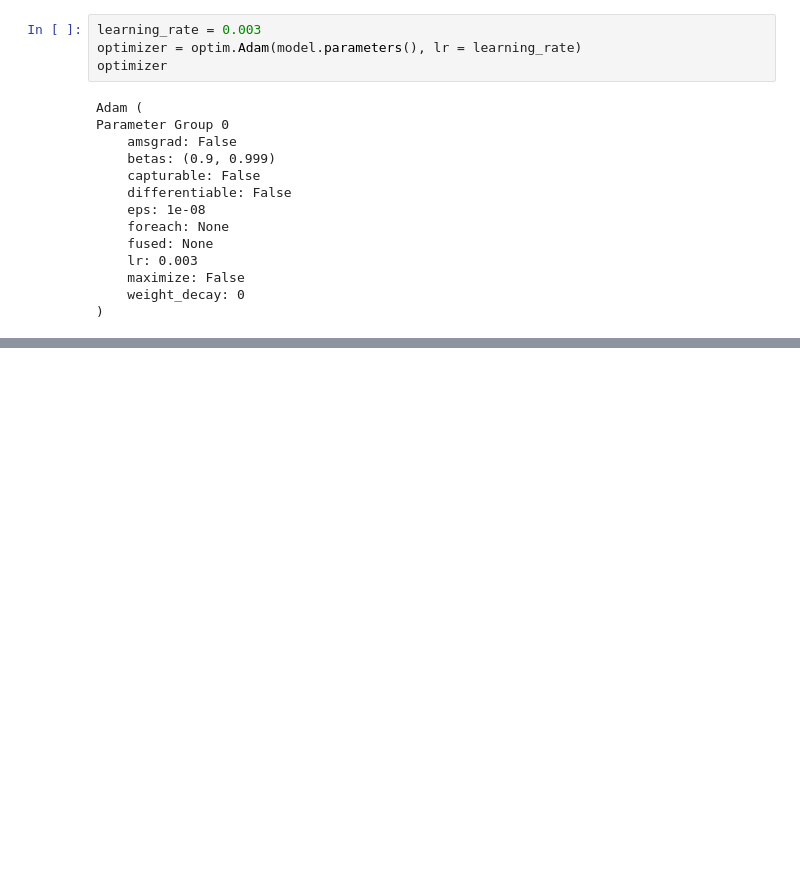
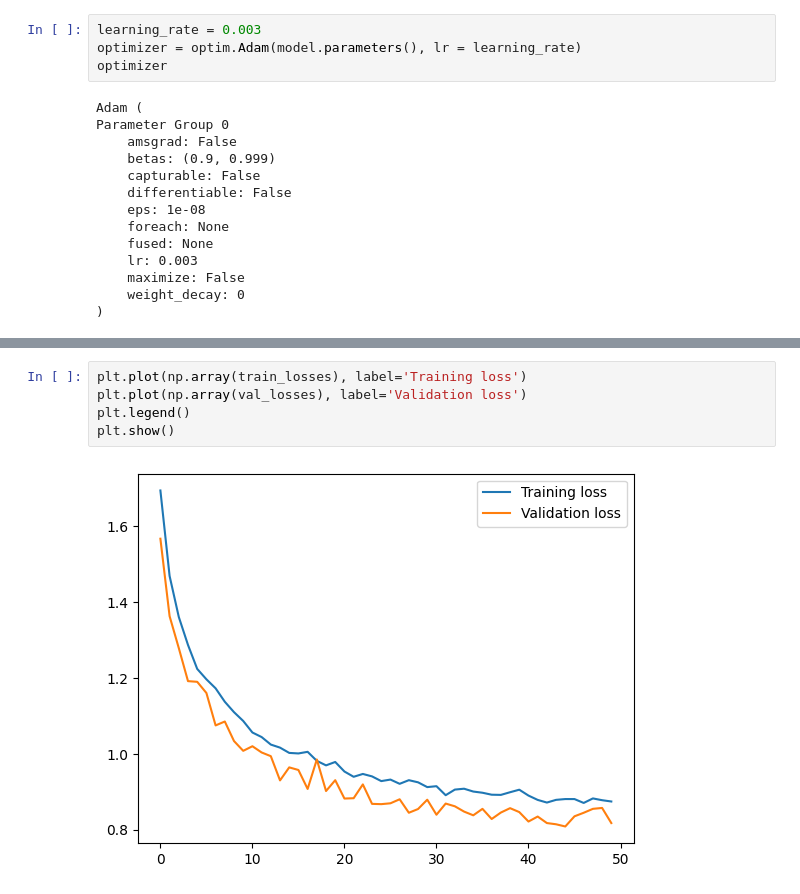
Before and after one commit to aniketsen/dl-orange, a Jupyter notebook: galaxies_basics.ipynb, the cells around one changed output, grey strips where cells are left out. Cells and saved outputs as stored; diff of their text form; blank space fills up the shorter version.

```diff
--- a/galaxies_basics.ipynb
+++ b/galaxies_basics.ipynb
@@ -387,0 +397,7 @@ Best validation accuracy: 0.695486111442248
+# %%
+plt.plot(np.array(train_losses), label='Training loss')
+plt.plot(np.array(val_losses), label='Validation loss')
+plt.legend()
+plt.show()
+# %% [output]
+[figure, added]
```
Also changed, not shown: parts of 13 cells of this notebook.
